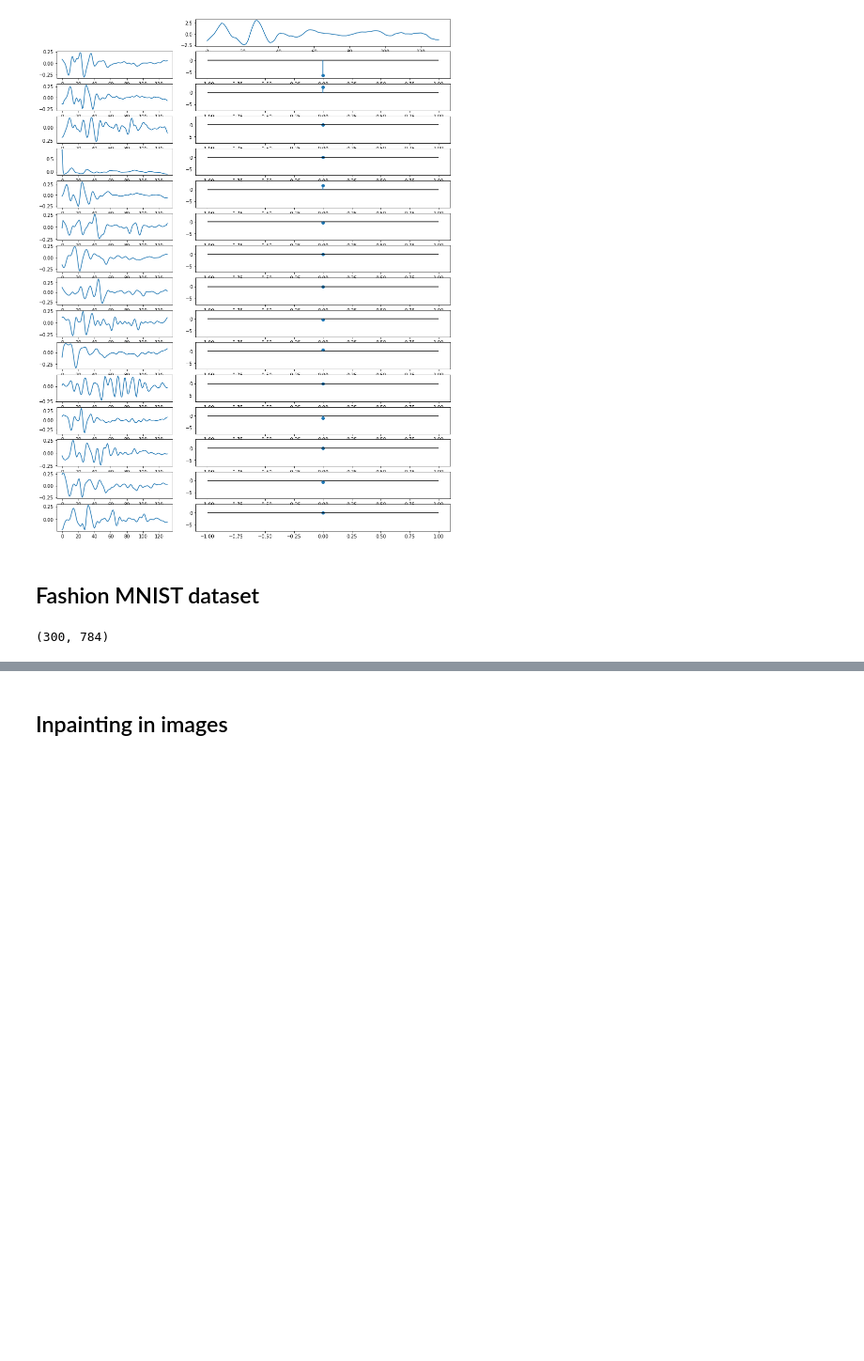
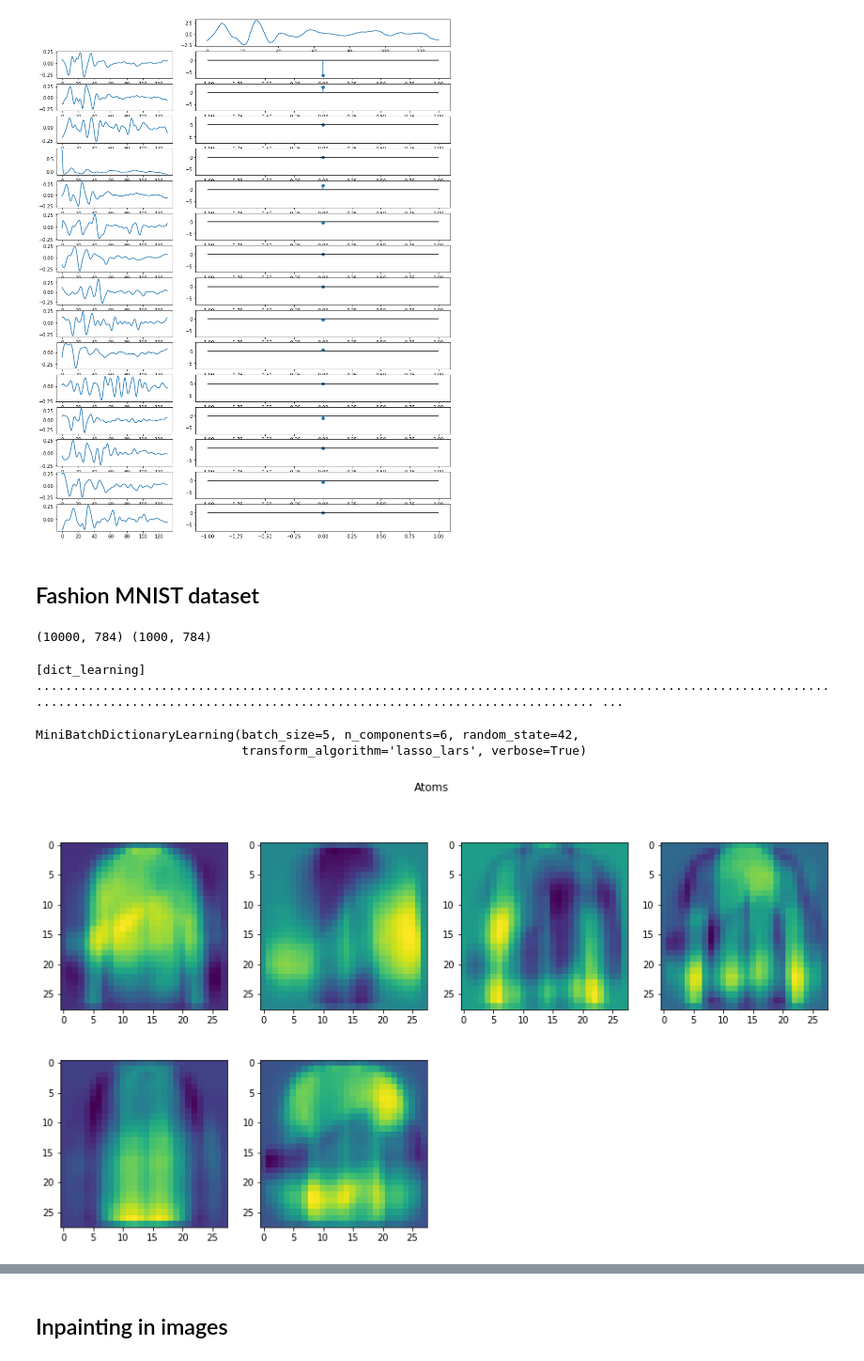
Before and after one commit to thomaschabal/OnlineDictionaryLearningForSparseCoding, a Jupyter notebook: main.ipynb, the cells around one changed output, grey strips where cells are left out. Shown at 94% size. Cells and saved outputs as stored; diff of their text form; code cells hidden in the pictures; blank space fills up the shorter version.

```diff
--- a/main.ipynb
+++ b/main.ipynb
@@ -194,7 +194,36 @@ Label: 3
 # %%
 from online_learning.datasets import make_fashion_mnist
 
-X_fashion = make_fashion_mnist(300)
-print(X_fashion.shape)
+train_size = 10000
+test_size = 1000
+
+X_fashion = make_fashion_mnist(train_size)
+
+# Test set
+X_fashion_test = make_fashion_mnist(train_size + test_size)
+X_fashion_test = X_fashion_test[train_size:]
+
+print(X_fashion.shape, X_fashion_test.shape)
 # %% [output]
-(300, 784)
+(10000, 784) (1000, 784)
+# %%
+from sklearn.decomposition import DictionaryLearning, MiniBatchDictionaryLearning
+
+dict_learner = MiniBatchDictionaryLearning(
+    n_components=6, transform_algorithm='lasso_lars',
+    random_state=42, verbose=True,
+    batch_size=5,
+)
+# %%
+dict_learner.fit(X_fashion)
+# %% [output]
+[dict_learning] ........................................................................................................................................................................................ ...
+MiniBatchDictionaryLearning(batch_size=5, n_components=6, random_state=42,
+                            transform_algorithm='lasso_lars', verbose=True)
+# %%
+import numpy as np
+from online_learning.visualizations import show_dictionary_atoms_img
+
+show_dictionary_atoms_img(dict_learner)
+# %% [output]
+[figure, added]
```
Also changed, not shown: parts of 11 cells of this notebook.
